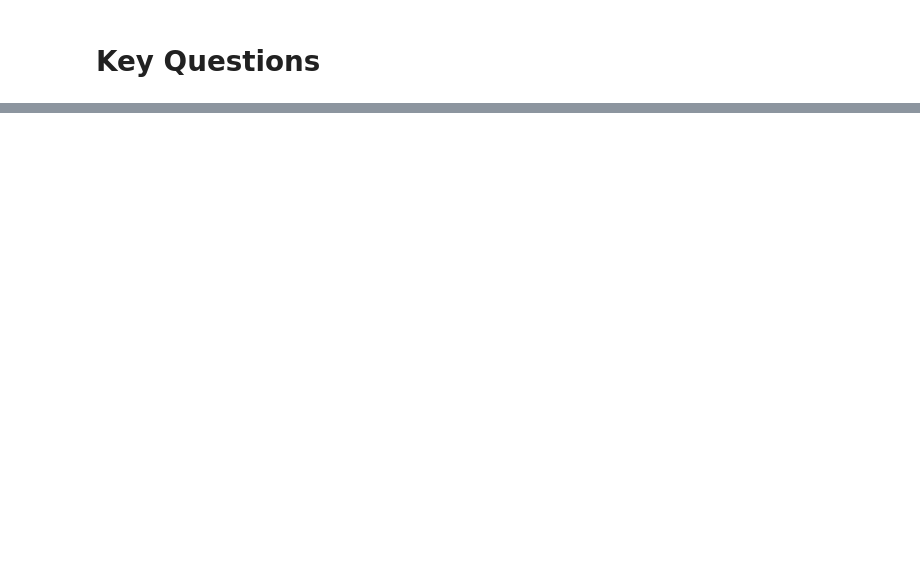
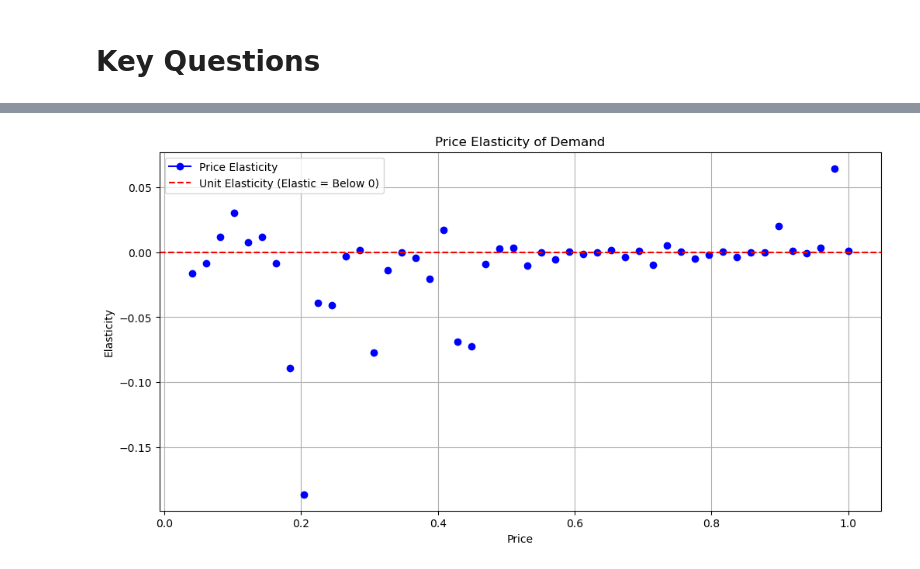
Before and after one commit to MiltonGreat/Price-Optimization, a Jupyter notebook: Retail Price Optimization.ipynb, the cells around one changed output, grey strips where cells are left out. Cells and saved outputs as stored; diff of their text form; code cells hidden in the pictures; blank space fills up the shorter version.

```diff
--- a/Retail Price Optimization.ipynb
+++ b/Retail Price Optimization.ipynb
@@ -701,0 +730,38 @@ plt.show()
+# %%
+# Price Elasticity Calculation
+def calculate_price_elasticity(price_range, simulated_revenue):
+    prices, revenues = zip(*simulated_revenue)
+    quantities = [revenue / price if price > 0 else 0 for price, revenue in simulated_revenue]  # Avoid division by zero
+
+    # Remove invalid data points where price or quantity is zero
+    valid_indices = [i for i, price in enumerate(prices) if price > 0]
+    prices = np.array(prices)[valid_indices]
+    quantities = np.array(quantities)[valid_indices]
+
+    # Percentage changes in price and quantity
+    price_changes = np.diff(prices) / prices[:-1]
+    quantity_changes = np.diff(quantities) / quantities[:-1]
+
+    # Compute elasticity
+    elasticity = quantity_changes / price_changes
+    return prices[1:], elasticity  # Skip the first price as diff reduces array size
+
+# Elasticity Calculation
+try:
+    prices, elasticity = calculate_price_elasticity(price_range, simulated_revenue)
+
+    # Visualize Price Elasticity
+    plt.figure(figsize=(12, 6))
+    plt.plot(prices, elasticity, marker='o', label="Price Elasticity", color='blue')
+    plt.axhline(0, color='red', linestyle='--', label="Unit Elasticity (Elastic = Below 0)")
+    plt.title("Price Elasticity of Demand")
+    plt.xlabel("Price")
+    plt.ylabel("Elasticity")
+    plt.legend()
+    plt.grid(True)
+    plt.show()
+
+except Exception as e:
+    print(f"Error calculating price elasticity: {e}")
+# %% [output]
+[figure, added]
```
Also changed, not shown: parts of 27 cells of this notebook.
